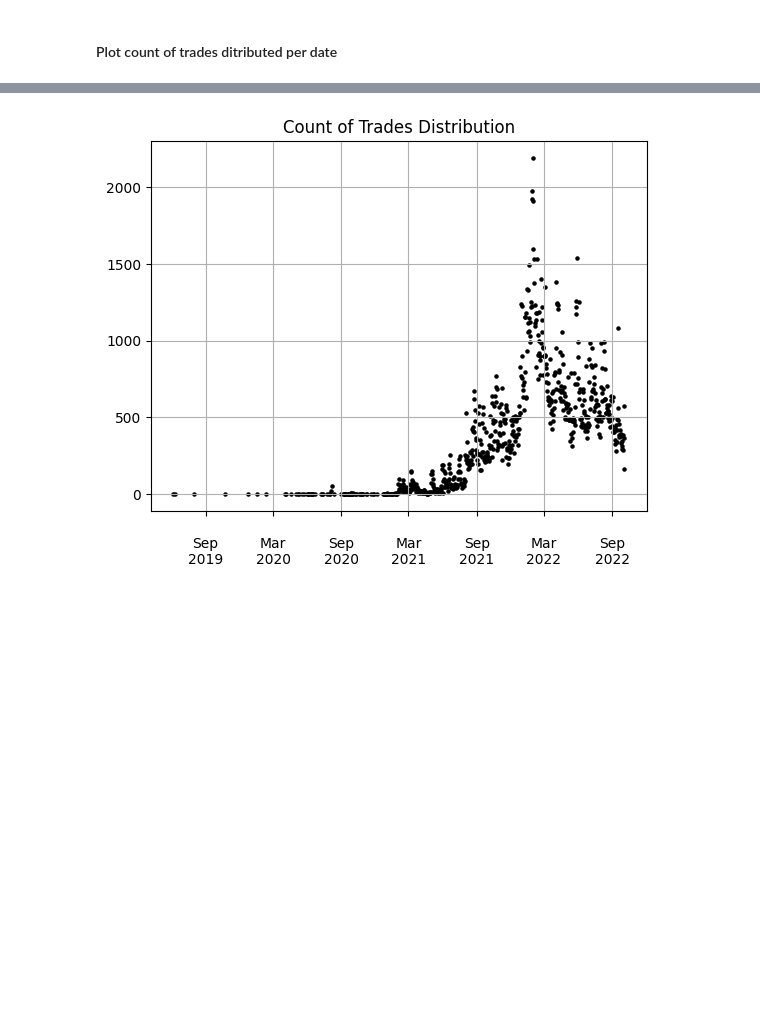
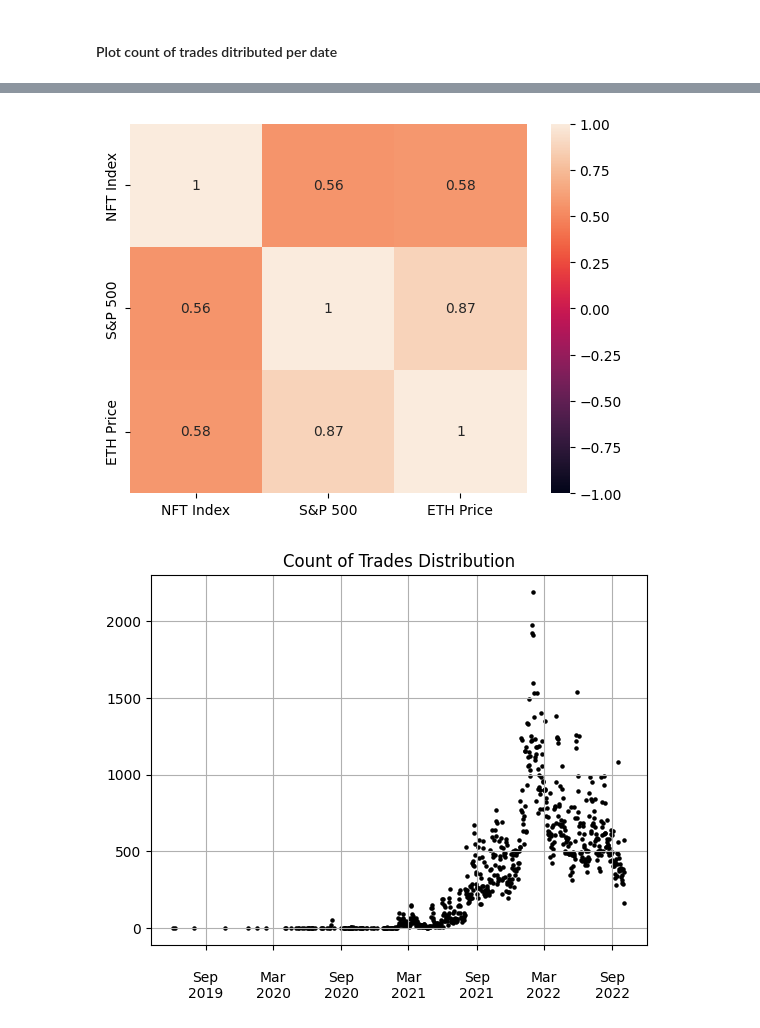
Before and after one commit to vfcapital/bachelor-thesis, a Jupyter notebook: bachelorthesis/notebooks/trade_analysis.ipynb, the cells around one changed output, grey strips where cells are left out. Drawn from its saved outputs; the diff is of its cells as text; code cells hidden in the pictures; blank space fills up the shorter version.

```diff
--- a/bachelorthesis/notebooks/trade_analysis.ipynb
+++ b/bachelorthesis/notebooks/trade_analysis.ipynb
@@ -157,0 +137,3 @@ df = (
+# %%
+eth_usd = pd.read_csv("historic_data/eth_usd.csv")
+eth_usd = eth_usd.assign(Date=pd.to_datetime(eth_usd.Date)).set_index("Date")
@@ -157,0 +166,5 @@ df = (
+# %%
+matrix = nft_index_plot.merge(spx_plot, how="left", left_index=True, right_index=True).merge(
+    eth_usd, how="inner", left_index=True, right_index=True
+).rename(columns={"nft_index": "NFT Index", "spx":"S&P 500", "ETH_in_USD":"ETH Price"})
+correl_matrix = matrix.corr()
@@ -158 +187,8 @@ df = (
+# %%
+import seaborn as sns
+
+sns.heatmap(correl_matrix, annot=True, vmin=-1, vmax=1)
+plt.show()
+# %% [output]
+[figure, added]
 # %%
```
Also changed, not shown: parts of 22 cells of this notebook, 1 other file.
